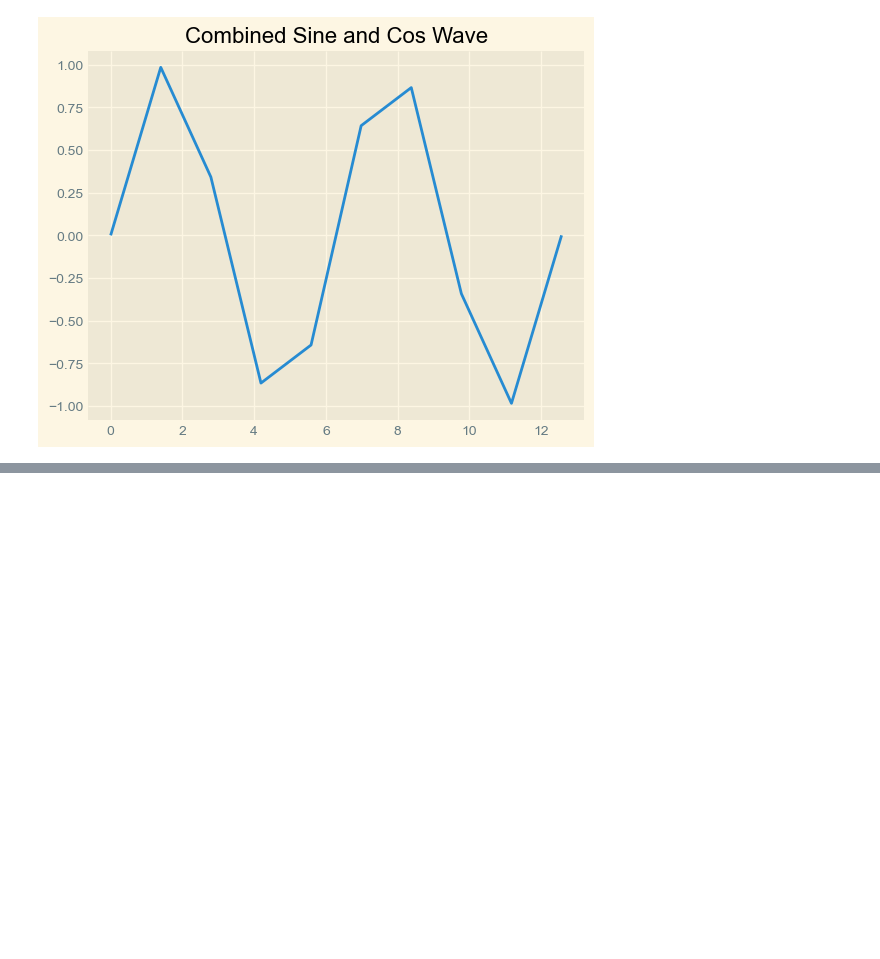
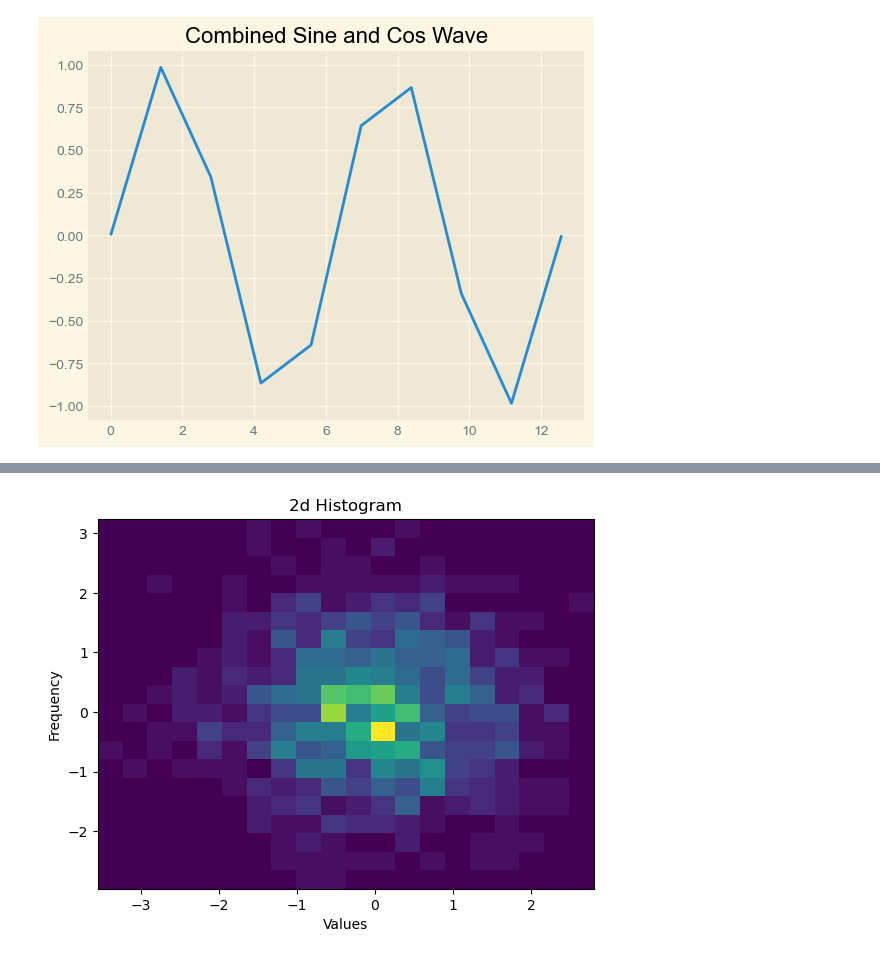
Before and after one commit to Aastha-520609/Learning-Datascience, a Jupyter notebook: matplotlib.ipynb, the cells around one changed output, grey strips where cells are left out. Saved outputs shown, nothing was run; the diff lists cells and outputs as text; code cells hidden in the pictures; blank space fills up the shorter version.

```diff
--- a/matplotlib.ipynb
+++ b/matplotlib.ipynb
@@ -174,0 +220,14 @@ plt.show()
+# %%
+## 2D histograms - provides top view of an histogram
+x1 = np.random.randn(1000)
+x2 = np.random.randn(1000)
+
+plt.hist2d(x1,x2,  bins = 20)
+
+plt.title('2d Histogram')
+plt.xlabel('Values')
+plt.ylabel('Frequency')
+
+plt.show()
+# %% [output]
+[figure, added]
```
Also changed, not shown: parts of 15 cells of this notebook, 1 other file.
